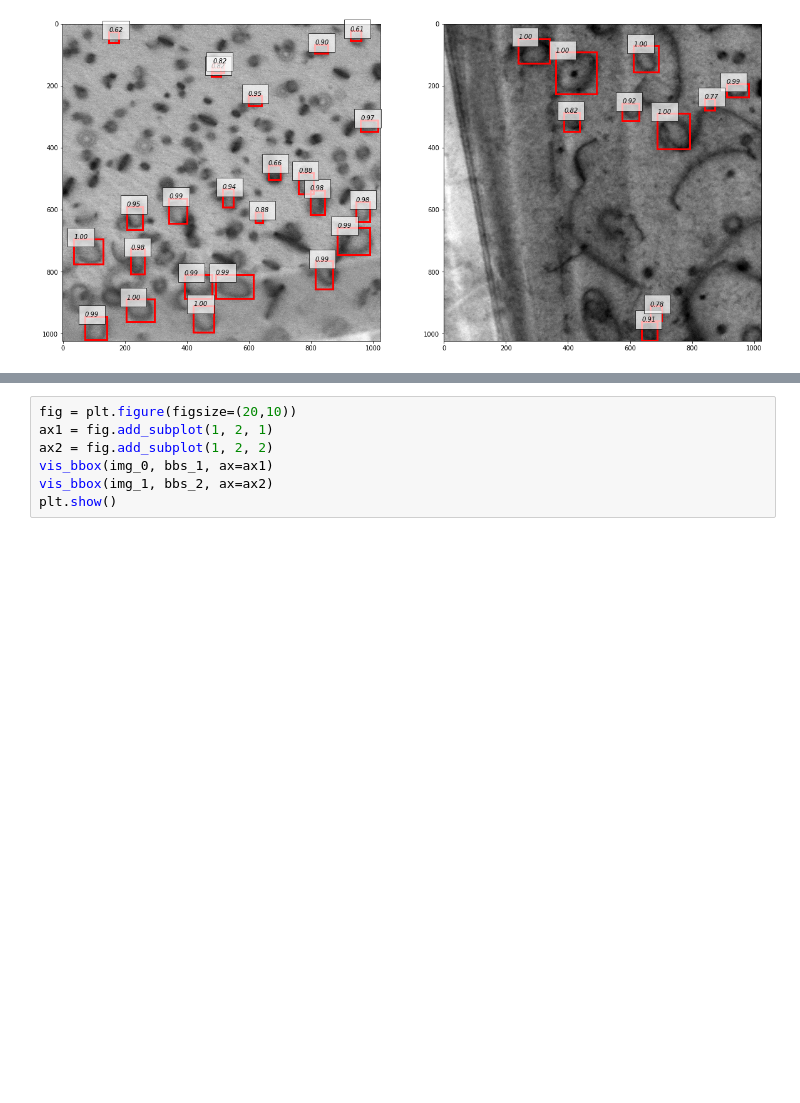
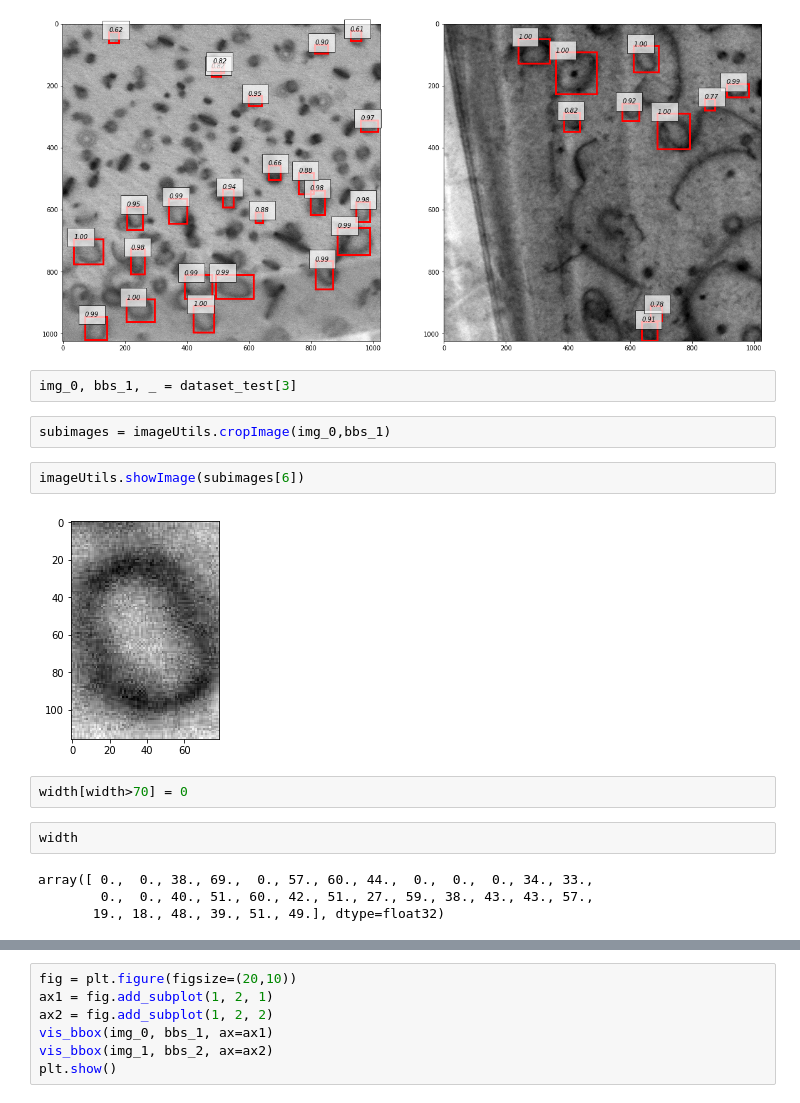
Before and after one commit to uw-cmg/Defect-Detection, a Jupyter notebook: Defect detection debug.ipynb, the cells around one changed output, grey strips where cells are left out. Drawn from its saved outputs; the diff is of its cells as text; blank space fills up the shorter version.

Commit message:
add crop images functions

```diff
--- a/Defect detection debug.ipynb
+++ b/Defect detection debug.ipynb
@@ -158,3 +160,19 @@ vis_bbox(img_1, bboxes[1], labels[1], scores[1], ax=ax2)
 plt.show()
 # %% [output]
 [figure]
+# %%
+img_0, bbs_1, _ = dataset_test[3]
+# %%
+subimages = imageUtils.cropImage(img_0,bbs_1)
+# %%
+imageUtils.showImage(subimages[6])
+# %% [output]
+[figure, added]
+# %%
+width[width>70] = 0
+# %%
+width
+# %% [output]
+array([ 0.,  0., 38., 69.,  0., 57., 60., 44.,  0.,  0.,  0., 34., 33.,
+        0.,  0., 40., 51., 60., 42., 51., 27., 59., 38., 43., 43., 57.,
+       19., 18., 48., 39., 51., 49.], dtype=float32)
```
Also changed, not shown: parts of 7 cells of this notebook, 2 other files.
